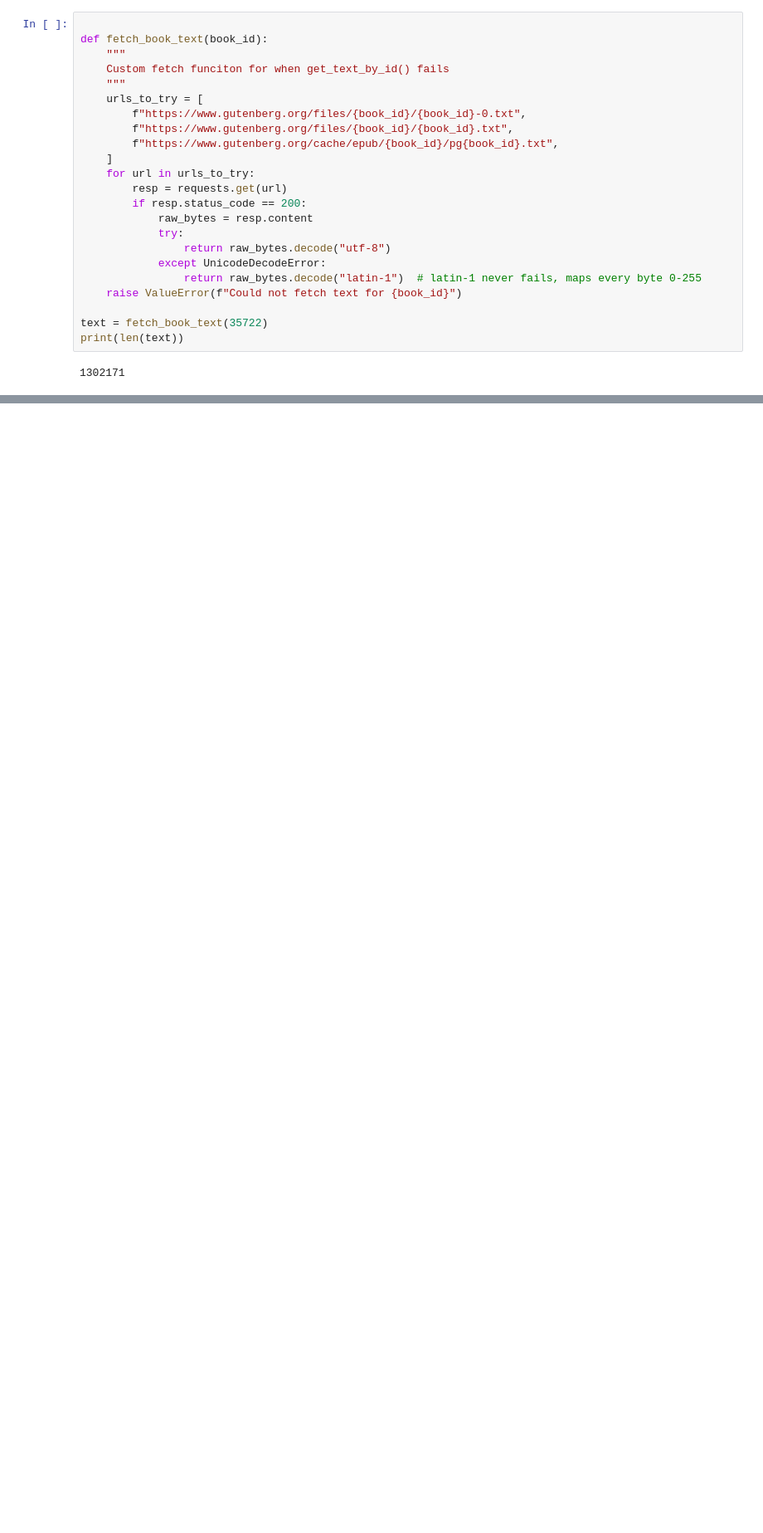
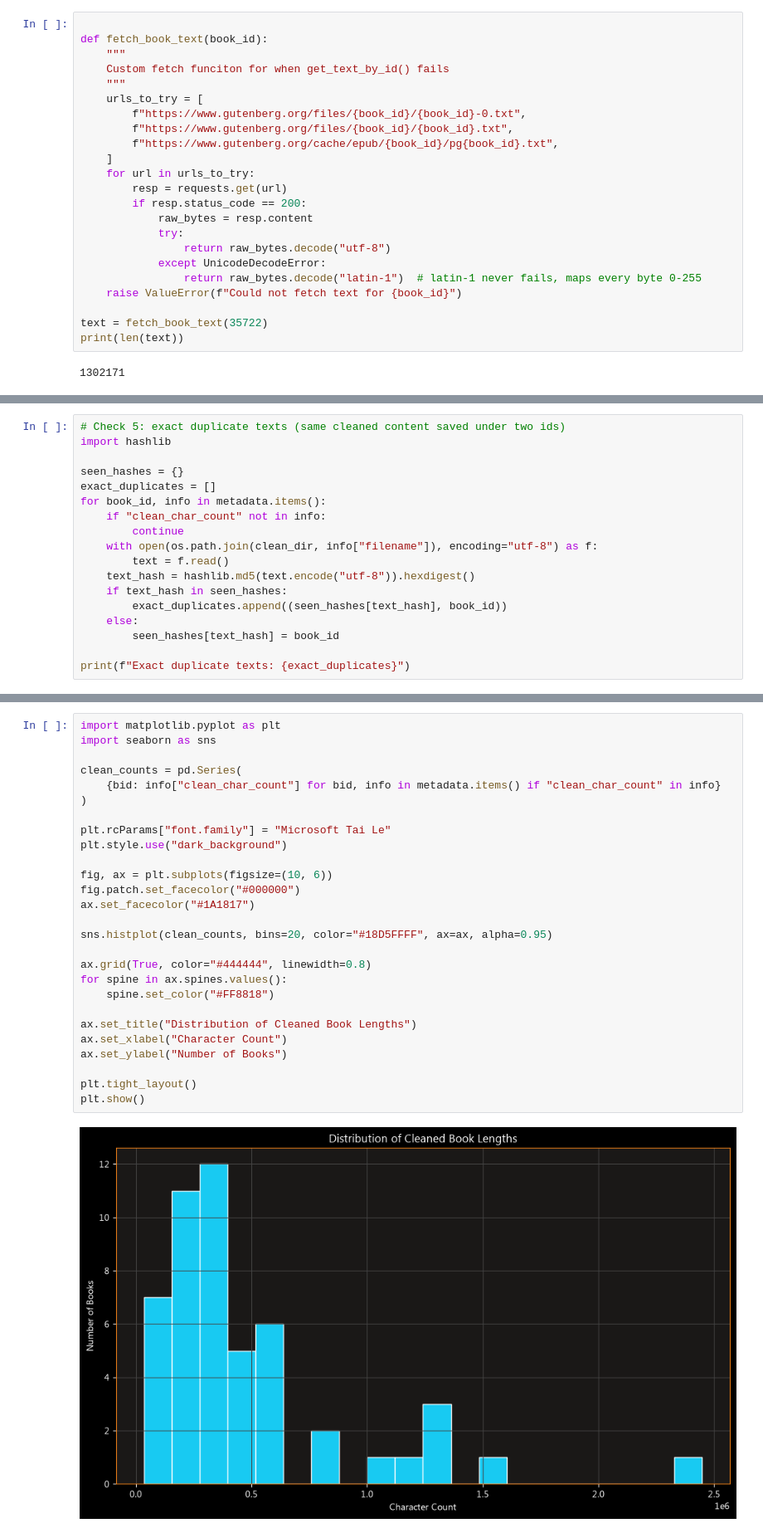
Before and after one commit to ethan-leitch/Socrates_AI, a Jupyter notebook: notebooks/pre_processing.ipynb, the cells around one changed output, grey strips where cells are left out. Shown at 83% size. Saved outputs shown, nothing was run; the diff lists cells and outputs as text; blank space fills up the shorter version.

```diff
--- a/notebooks/pre_processing.ipynb
+++ b/notebooks/pre_processing.ipynb
@@ -439,0 +536,18 @@ L = len(ALPHABET)
+# %%
+# Check 5: exact duplicate texts (same cleaned content saved under two ids)
+import hashlib
+
+seen_hashes = {}
+exact_duplicates = []
+for book_id, info in metadata.items():
+    if "clean_char_count" not in info:
+        continue
+    with open(os.path.join(clean_dir, info["filename"]), encoding="utf-8") as f:
+        text = f.read()
+    text_hash = hashlib.md5(text.encode("utf-8")).hexdigest()
+    if text_hash in seen_hashes:
+        exact_duplicates.append((seen_hashes[text_hash], book_id))
+    else:
+        seen_hashes[text_hash] = book_id
+
+print(f"Exact duplicate texts: {exact_duplicates}")
@@ -439,0 +586,29 @@ L = len(ALPHABET)
+# %%
+import matplotlib.pyplot as plt
+import seaborn as sns
+
+clean_counts = pd.Series(
+    {bid: info["clean_char_count"] for bid, info in metadata.items() if "clean_char_count" in info}
+)
+
+plt.rcParams["font.family"] = "Microsoft Tai Le"
+plt.style.use("dark_background")
+
+fig, ax = plt.subplots(figsize=(10, 6))
+fig.patch.set_facecolor("#000000")
+ax.set_facecolor("#1A1817")
+
+sns.histplot(clean_counts, bins=20, color="#18D5FFFF", ax=ax, alpha=0.95)
+
+ax.grid(True, color="#444444", linewidth=0.8)
+for spine in ax.spines.values():
+    spine.set_color("#FF8818")
+
+ax.set_title("Distribution of Cleaned Book Lengths")
+ax.set_xlabel("Character Count")
+ax.set_ylabel("Number of Books")
+
+plt.tight_layout()
+plt.show()
+# %% [output]
+[figure, added]
```
Also changed, not shown: parts of 37 cells of this notebook, 3 other files.
